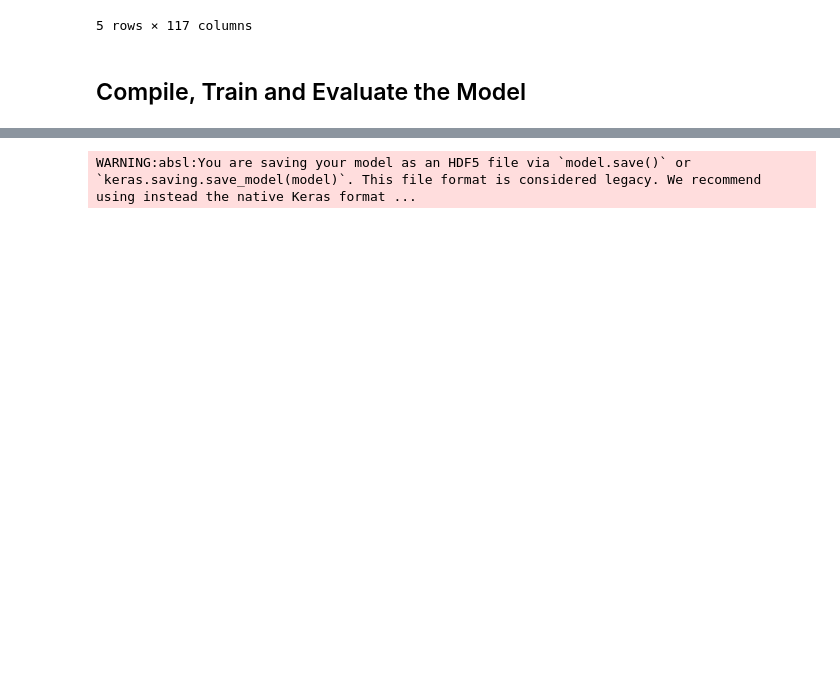
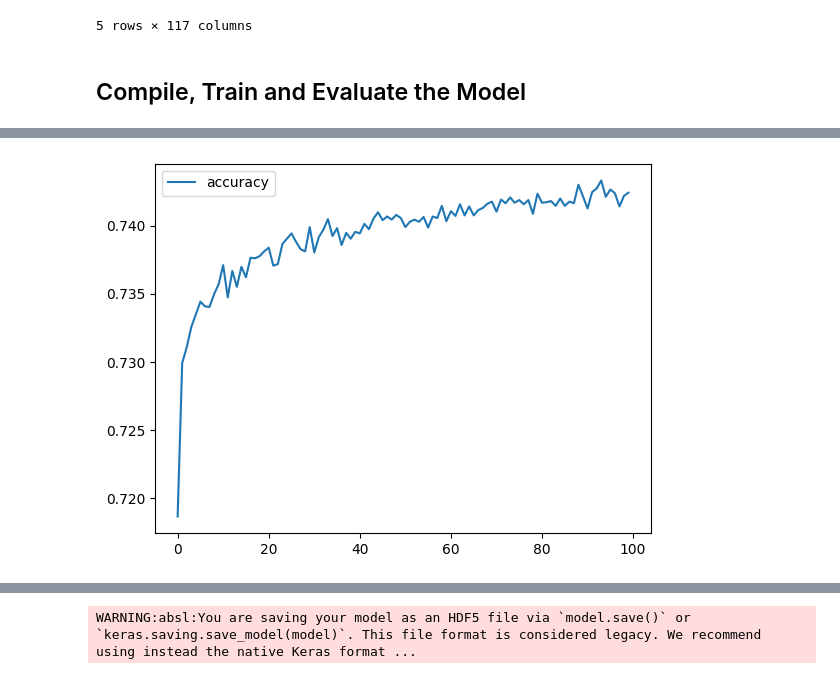
Before and after one commit to tiyafrancy/deep-learning-challenge, a Jupyter notebook: AlphabetSoupCharity.ipynb, the cells around one changed output, grey strips where cells are left out. Drawn from its saved outputs; the diff is of its cells as text; code cells hidden in the pictures; blank space fills up the shorter version.

```diff
--- a/AlphabetSoupCharity.ipynb
+++ b/AlphabetSoupCharity.ipynb
@@ -252,3 +272,8 @@ Epoch 100/100
+# %%
+model_fitted_df.plot(y = "accuracy")
+plt.show()
+# %% [output]
+[figure, added]
 # %%
 # Evaluate the model using the test data
 model_loss, model_accuracy = nn.evaluate(X_test_scaled,y_test,verbose=2)
```
Also changed, not shown: parts of 8 cells of this notebook, 4 other files.
